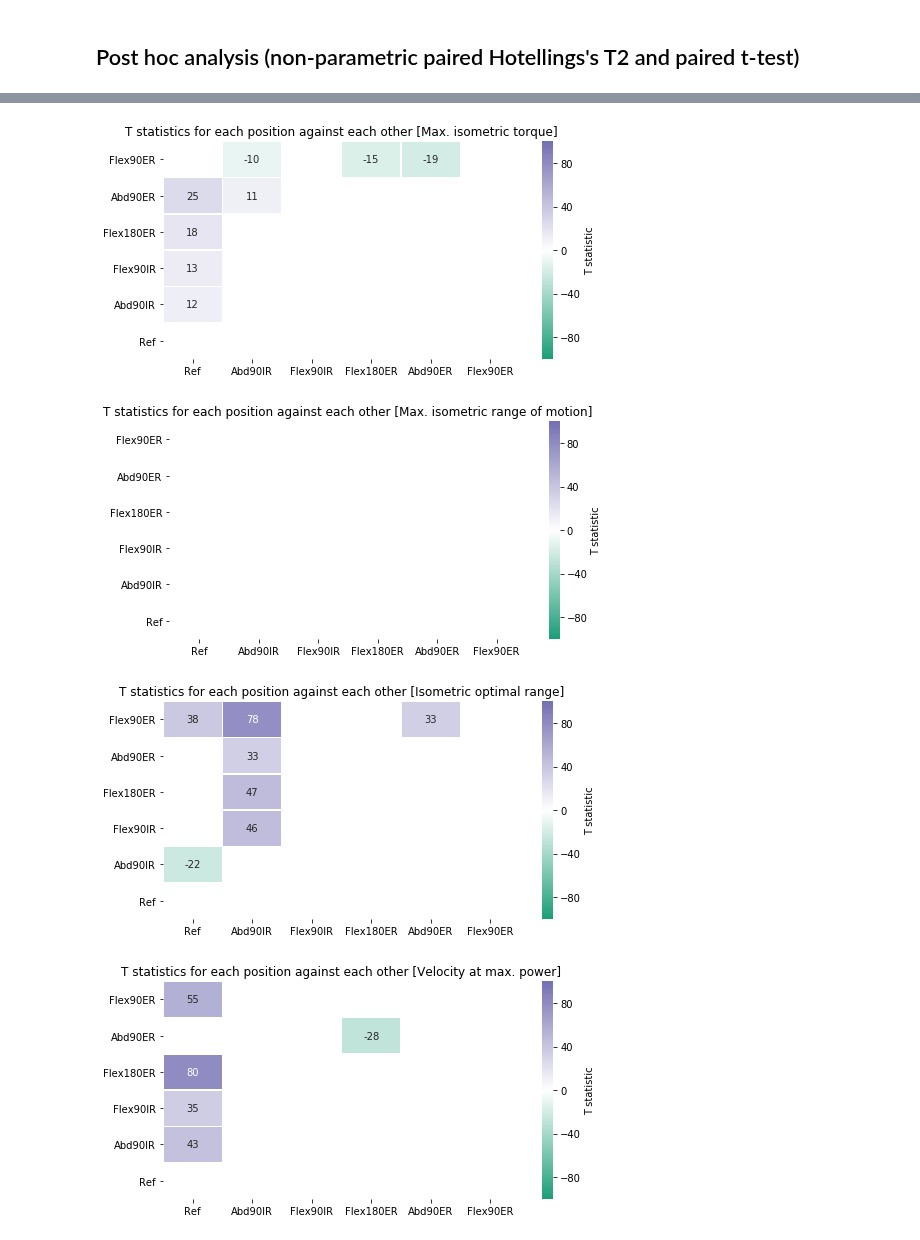
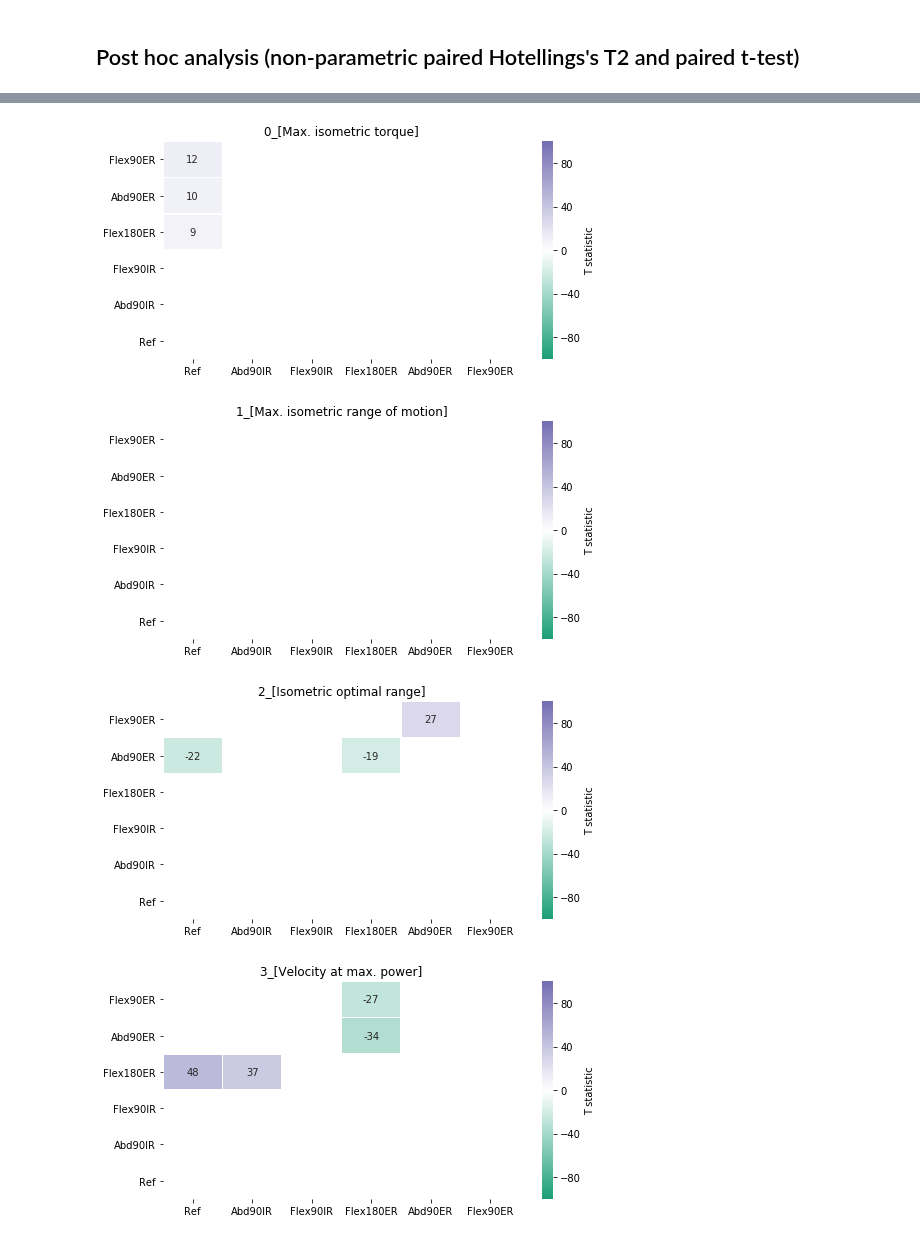
Before and after one commit to romainmartinez/envergo, a Jupyter notebook: 2_model_parameters.ipynb, the cells around one changed output, grey strips where cells are left out. Saved outputs shown, nothing was run; the diff lists cells and outputs as text; code cells hidden in the pictures.

```diff
--- a/2_model_parameters.ipynb
+++ b/2_model_parameters.ipynb
@@ -34,7 +34,7 @@ mat = scipy.io.loadmat(os.path.join(path2data, 'Parametres.mat'))
 # %%
 nparticipant, nparameter, nposition, ncontraction = mat['PARAMETRES'].shape
 y, positions = [[] for i in range(2)]
-contraction = 1  # 0: flexion | 1: extension
+contraction = 0  # 0: flexion | 1: extension
 
 for iparticipant in range(nparticipant):
     for iposition in range(nposition):
@@ -113,6 +113,7 @@ names_parameters = ['Max. isometric torque', 'Max. isometric range of motion', '
                    'Max. conc. velocity', 'Max. ecc. velocity', 'Max. ecc. to conc. torque ratio']
 H_heatmap = np.full([6, 6], np.nan)
 T_heatmap = np.full([6, 6, 7], np.nan)
+ref_heatmap = np.full([6, 6, 7], np.nan)
 
 plot_diff = True
 
@@ -139,6 +140,10 @@ for A, B in combinations:
                     #T_heatmap[B, A, iparameter] = (np.mean(yA[:, iparameter]) - np.mean(yB[:, iparameter]))
                     # mean percentage difference
                     T_heatmap[B, A, iparameter] = (100 * (np.mean(yA[:, iparameter]) - np.mean(yB[:, iparameter])) / np.mean(yB[:, iparameter])).astype(int)
+                    if np.mean(yA[:, iparameter]) > np.mean(yB[:, iparameter]):
+                        ref_heatmap[B, A, iparameter] = A
+                    else:
+                        ref_heatmap[B, A, iparameter] = B
                 else:
                     T_heatmap[B, A, iparameter] = t_spmi.z
     print('-' * 10)
@@ -168,12 +173,12 @@ spm_heatmap(H_heatmap, title='Hotelling T statistics for each position against e
 # %%
 limits = [-100, 100]
 colors = ['#1b9e77', 'white', '#7570b3']
 cmap = matplotlib.colors.LinearSegmentedColormap.from_list("", colors)
 for iparameter in range(nparameter):
-    spm_heatmap(T_heatmap[:, :, iparameter], title=f'T statistics for each position against each other [{names_parameters[iparameter]}]',
+    spm_heatmap(T_heatmap[:, :, iparameter], title=f'{iparameter}_[{names_parameters[iparameter]}]',
                 labels=names_positions, save_fig=True, limits=limits, cmap=cmap)
 # %% [output]
-[figure, old version]
+[figure, new version]
-[figure, old version]
+[figure, new version]
-[figure, old version]
+[figure, new version]
-[figure, old version]
+[figure, new version]
```
Also changed, not shown: parts of 6 cells of this notebook, 23 other files.
